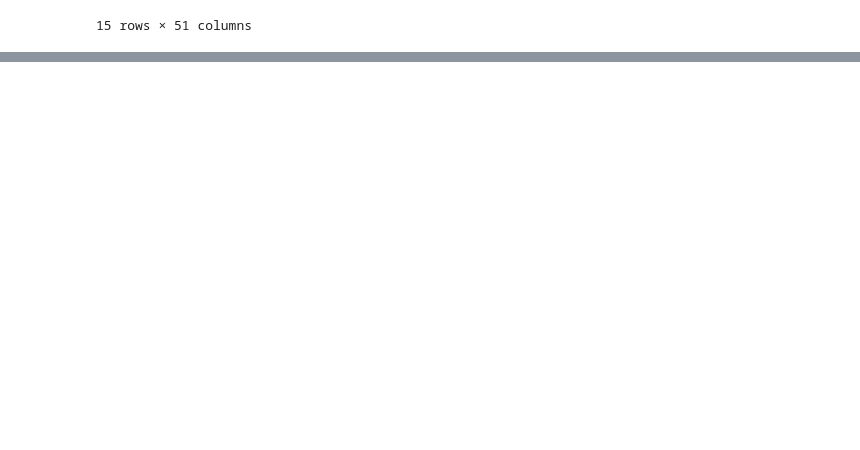
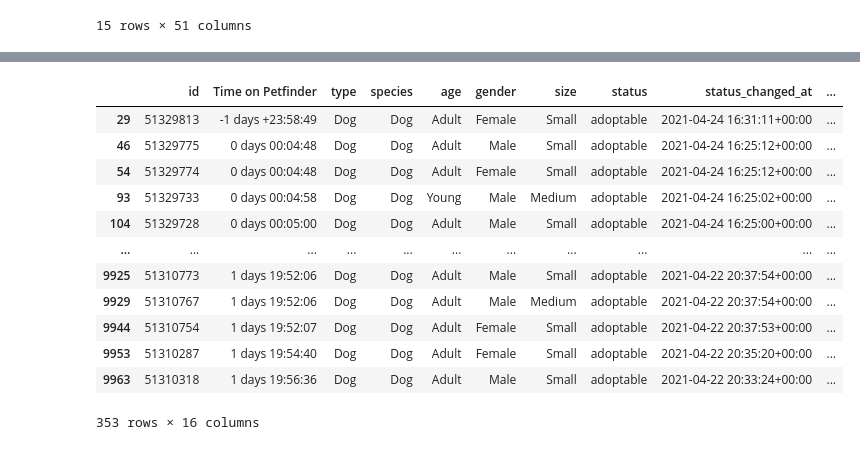
Before and after one commit to jconcha56429/Project1, a Jupyter notebook: Project1.ipynb, the cells around one changed output, grey strips where cells are left out. Cells and saved outputs as stored; diff of their text form; code cells hidden in the pictures; blank space fills up the shorter version.

```diff
--- a/Project1.ipynb
+++ b/Project1.ipynb
@@ -754,0 +746,17 @@ dtype: timedelta64[ns]
+# %%
+petfinder_chihuahuas = petfinder_df.loc[petfinder_df["breeds.primary"] == "Chihuahua",:]
+petfinder_chihuahuas
+# %% [output]
+|  | id | Time on Petfinder | type | species | age | gender | size | status | status_changed_at | ... |
+| 29 | 51329813 | -1 days +23:58:49 | Dog | Dog | Adult | Female | Small | adoptable | 2021-04-24 16:31:11+00:00 | ... |
+| 46 | 51329775 | 0 days 00:04:48 | Dog | Dog | Adult | Male | Small | adoptable | 2021-04-24 16:25:12+00:00 | ... |
+| 54 | 51329774 | 0 days 00:04:48 | Dog | Dog | Adult | Female | Small | adoptable | 2021-04-24 16:25:12+00:00 | ... |
+| 93 | 51329733 | 0 days 00:04:58 | Dog | Dog | Young | Male | Medium | adoptable | 2021-04-24 16:25:02+00:00 | ... |
+| 104 | 51329728 | 0 days 00:05:00 | Dog | Dog | Adult | Male | Small | adoptable | 2021-04-24 16:25:00+00:00 | ... |
+| ... | ... | ... | ... | ... | ... | ... | ... | ... | ... | ... |
+| 9925 | 51310773 | 1 days 19:52:06 | Dog | Dog | Adult | Male | Small | adoptable | 2021-04-22 20:37:54+00:00 | ... |
+| 9929 | 51310767 | 1 days 19:52:06 | Dog | Dog | Adult | Male | Medium | adoptable | 2021-04-22 20:37:54+00:00 | ... |
+| 9944 | 51310754 | 1 days 19:52:07 | Dog | Dog | Adult | Female | Small | adoptable | 2021-04-22 20:37:53+00:00 | ... |
+| 9953 | 51310287 | 1 days 19:54:40 | Dog | Dog | Adult | Female | Small | adoptable | 2021-04-22 20:35:20+00:00 | ... |
+| 9963 | 51310318 | 1 days 19:56:36 | Dog | Dog | Adult | Male | Small | adoptable | 2021-04-22 20:33:24+00:00 | ... |
+353 rows × 16 columns
```
Also changed, not shown: parts of 12 cells of this notebook, 3 other files.
